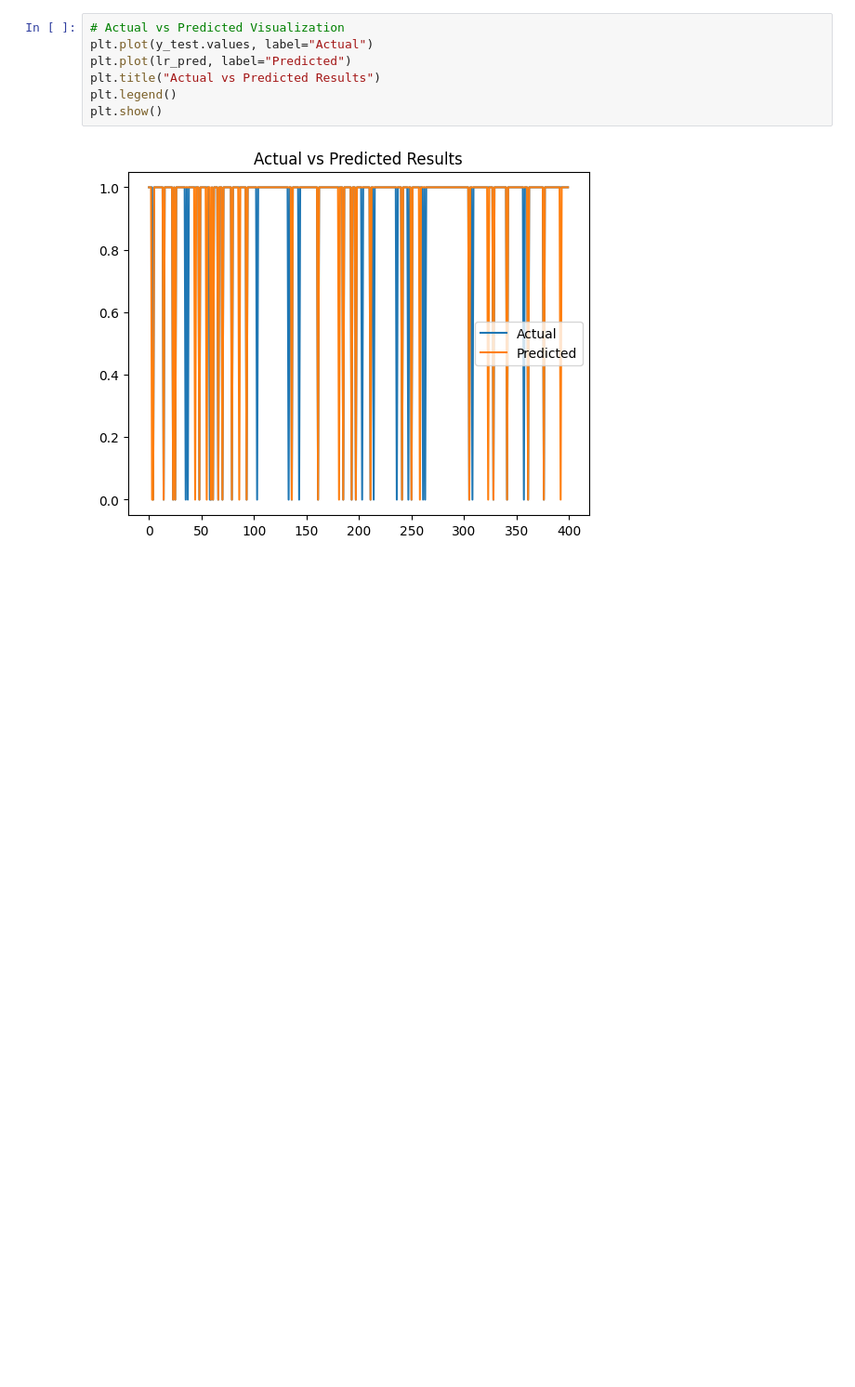
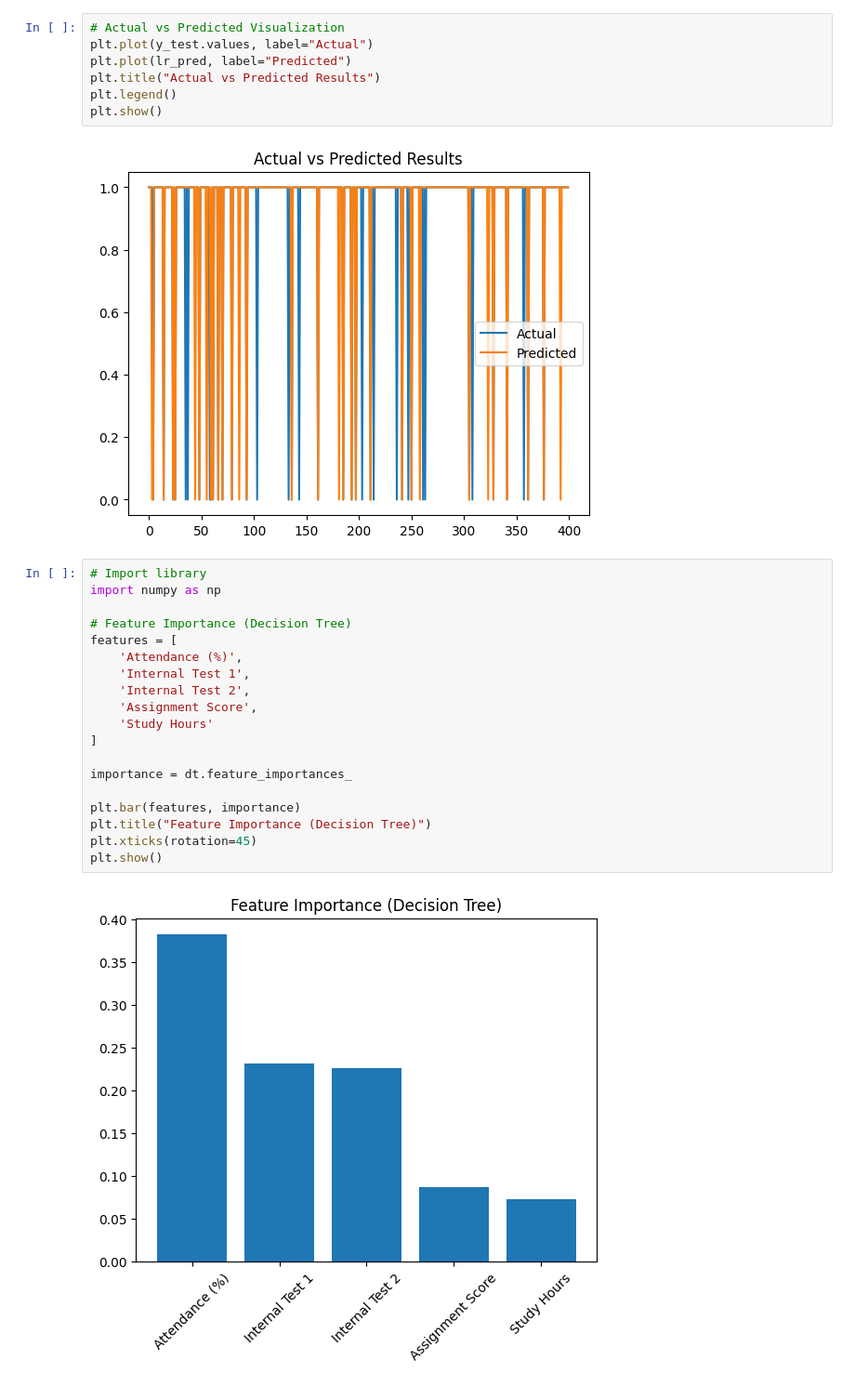
Before and after one commit to Sithumini-Anuhansi/student-pass-fail-ml, a Jupyter notebook: notebooks/ML_Task.ipynb, the cells around one changed output. Shown at 93% size. Cells and saved outputs as stored; diff of their text form; blank space fills up the shorter version.

Commit message:
Add feature importance visualization using Decision Tree

```diff
--- a/notebooks/ML_Task.ipynb
+++ b/notebooks/ML_Task.ipynb
@@ -227,3 +227,24 @@ plt.legend()
 plt.show()
 # %% [output]
 [figure]
+# %%
+# Import library
+import numpy as np
+
+# Feature Importance (Decision Tree)
+features = [
+    'Attendance (%)',
+    'Internal Test 1',
+    'Internal Test 2',
+    'Assignment Score',
+    'Study Hours'
+]
+
+importance = dt.feature_importances_
+
+plt.bar(features, importance)
+plt.title("Feature Importance (Decision Tree)")
+plt.xticks(rotation=45)
+plt.show()
+# %% [output]
+[figure, added]
```
Also changed, not shown: 1 other file.
